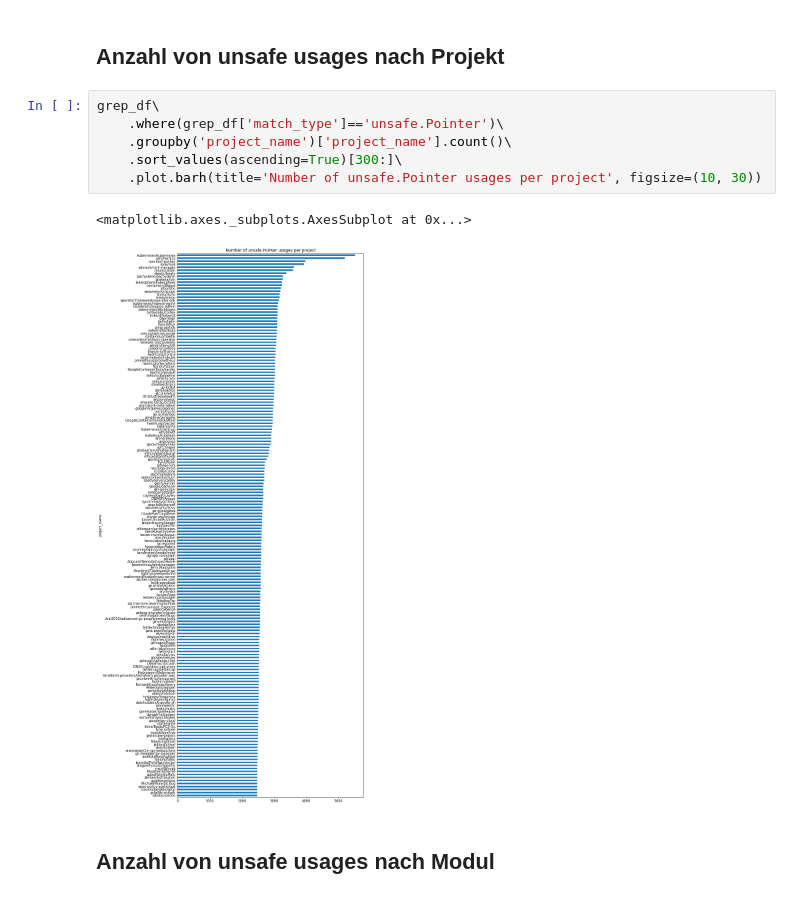
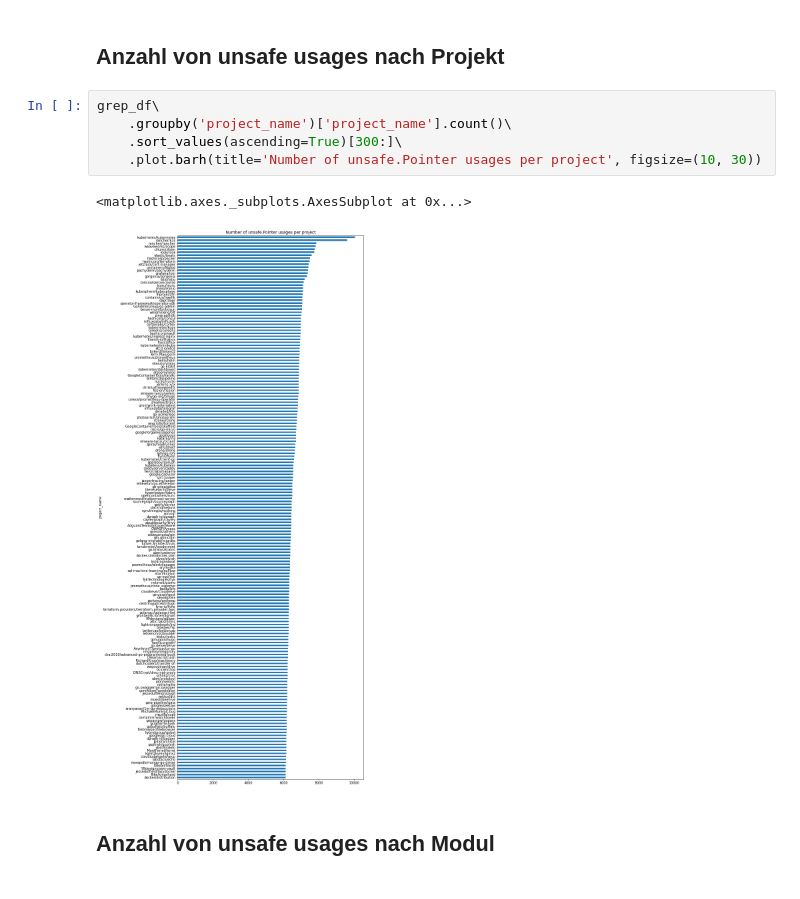
Before and after one commit to jlauinger/master-of-science, a Jupyter notebook: code/data-survey/analysis/data-exploration.ipynb, the cells around one changed output. Cells and saved outputs as stored; diff of their text form.

```diff
--- a/code/data-survey/analysis/data-exploration.ipynb
+++ b/code/data-survey/analysis/data-exploration.ipynb
@@ -165,13 +172,12 @@ Anzahl tatsächlich verschiedener Zeilen mit unsafe usages: 12,259
 ## Anzahl von unsafe usages nach Projekt
 # %%
 grep_df\
-    .where(grep_df['match_type']=='unsafe.Pointer')\
     .groupby('project_name')['project_name'].count()\
     .sort_values(ascending=True)[300:]\
     .plot.barh(title='Number of unsafe.Pointer usages per project', figsize=(10, 30))
 # %% [output]
 <matplotlib.axes._subplots.AxesSubplot at 0x...>
-[figure, old version]
+[figure, new version]
 # %% [markdown]
 ## Anzahl von unsafe usages nach Modul
 # %%
```
Also changed, not shown: parts of 15 cells of this notebook.
